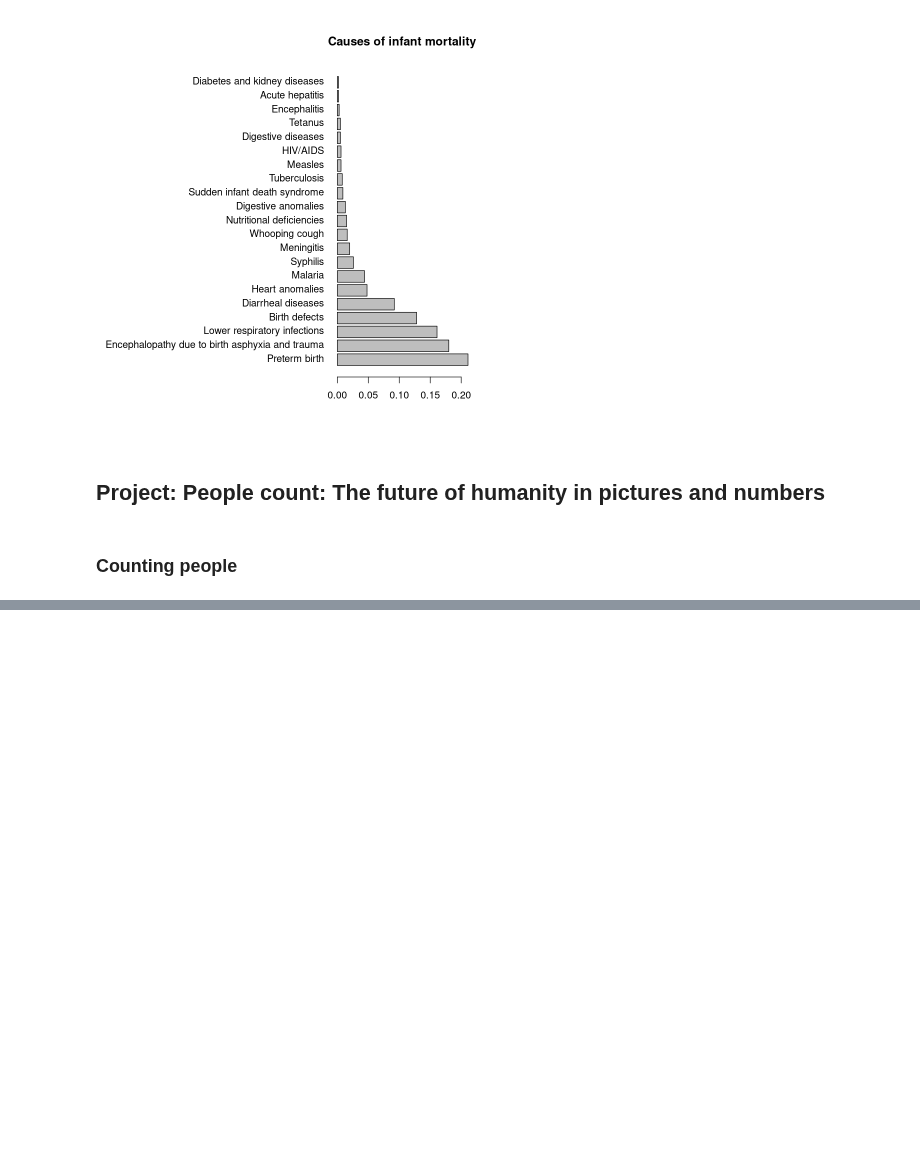
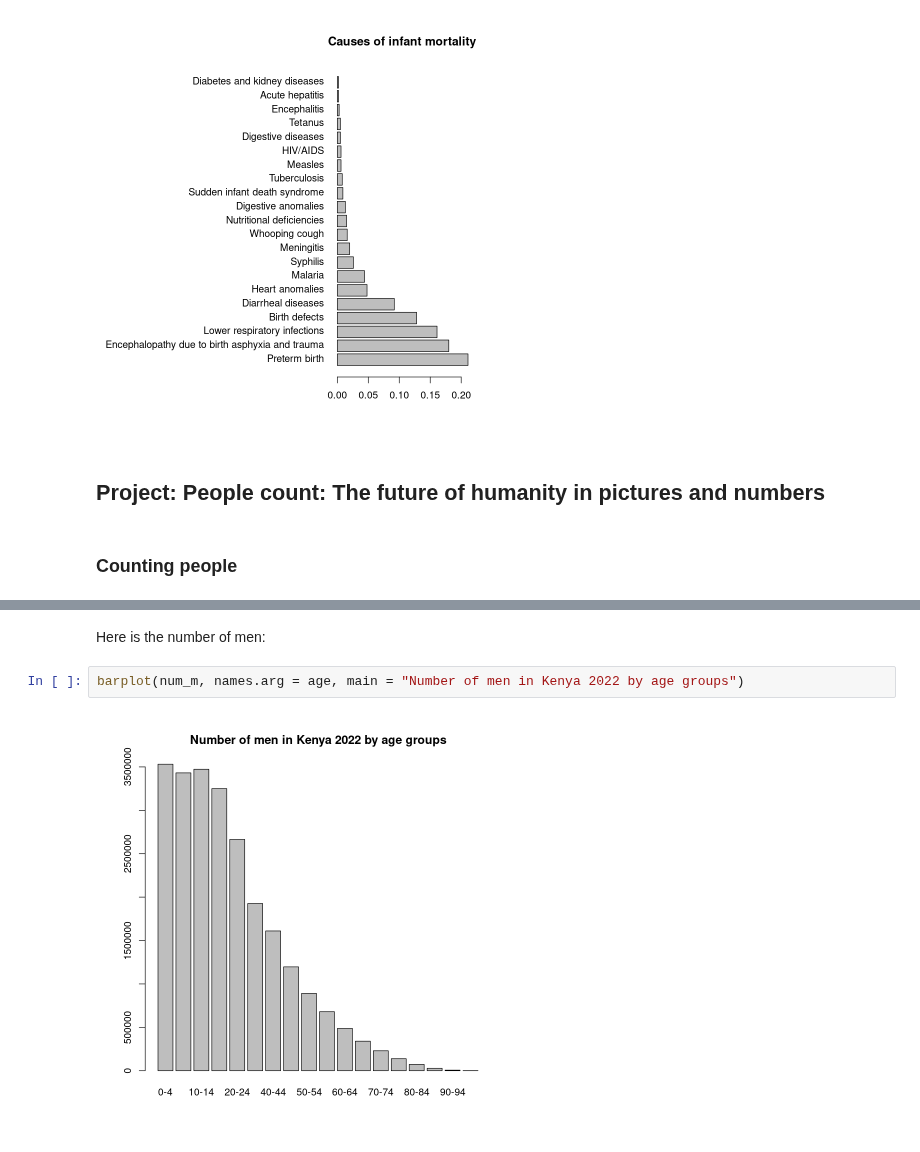
Before and after one commit to Martin-Summer-1090/Statistics_JWL, a Jupyter notebook: solution_manual/manual_v0/_build/html/_sources/exercises_unit_1.ipynb, the cells around one changed output, grey strips where cells are left out. Cells and saved outputs as stored; diff of their text form; blank space fills up the shorter version.

```diff
--- a/solution_manual/manual_v0/_build/html/_sources/exercises_unit_1.ipynb
+++ b/solution_manual/manual_v0/_build/html/_sources/exercises_unit_1.ipynb
@@ -295,0 +367,6 @@ barplot(shares, names.arg = causes, horiz = TRUE, las = 1, main = "Causes of inf
+# %% [markdown]
+Here is the number of men:
+# %%
+barplot(num_m, names.arg = age, main = "Number of men in Kenya 2022 by age groups")
+# %% [output]
+[figure, added]
```
Also changed, not shown: parts of 32 cells of this notebook, 25 other files.
